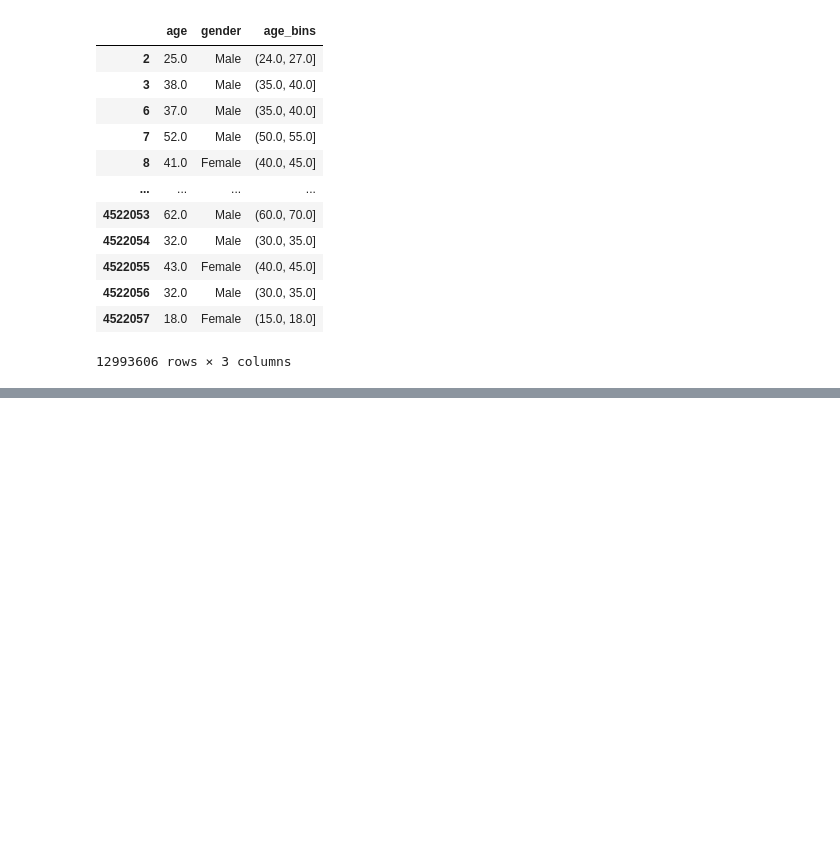
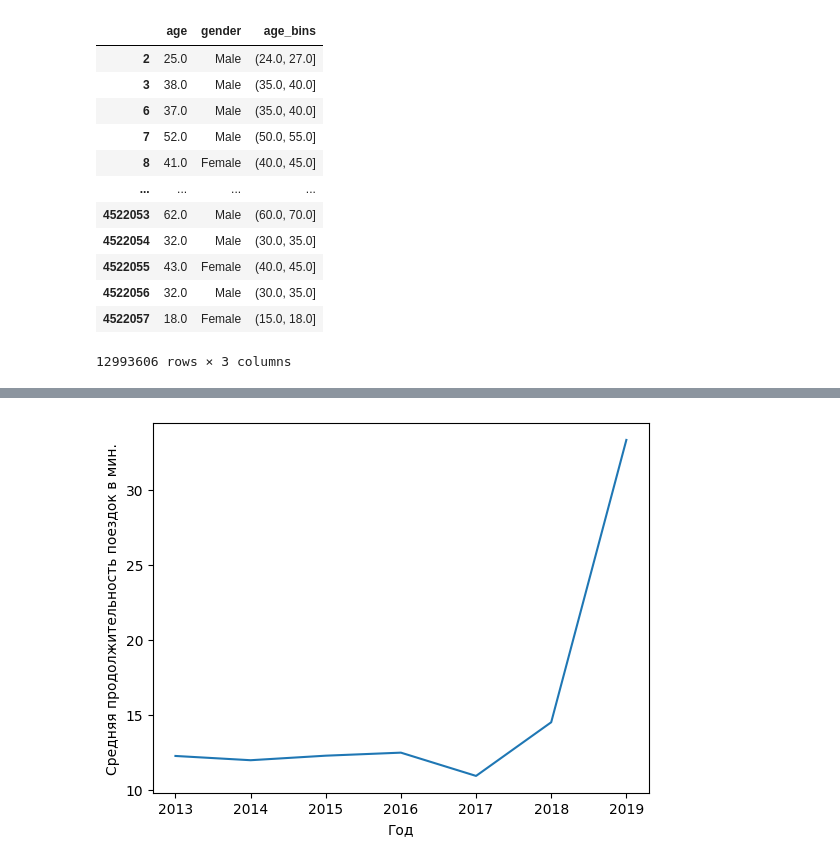
Before and after one commit to Konstantin-Kalug/yandex_bigdata_intensive, a Jupyter notebook: analyze_audience.ipynb, the cells around one changed output, grey strips where cells are left out. Cells and saved outputs as stored; diff of their text form; code cells hidden in the pictures; blank space fills up the shorter version.

```diff
--- a/analyze_audience.ipynb
+++ b/analyze_audience.ipynb
@@ -380,0 +481,7 @@ plt.show()
+# %%
+plt.xlabel('Год')
+plt.ylabel('Средняя продолжительность поездок в мин.')
+plt.plot(range(2013, 2024), srednee_dur)
+plt.show()
+# %% [output]
+[figure, added]
```
Also changed, not shown: parts of 34 cells of this notebook, 1 other file.
